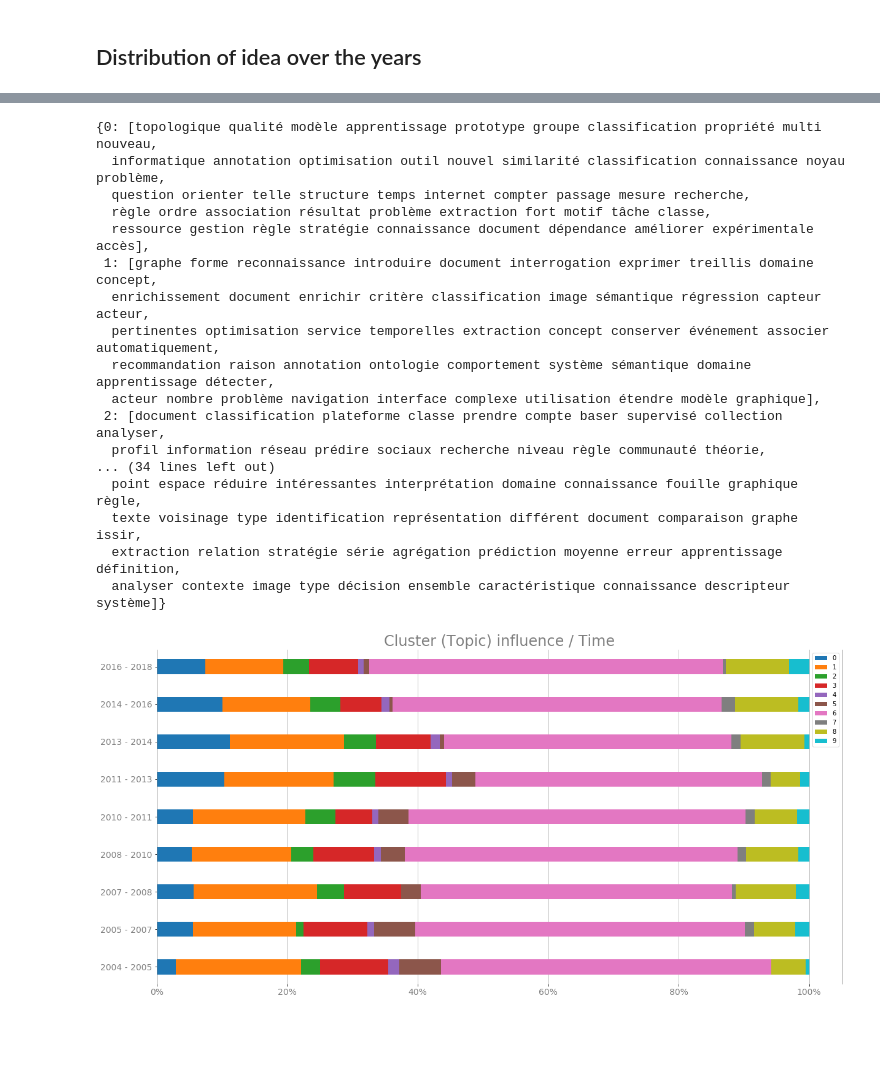
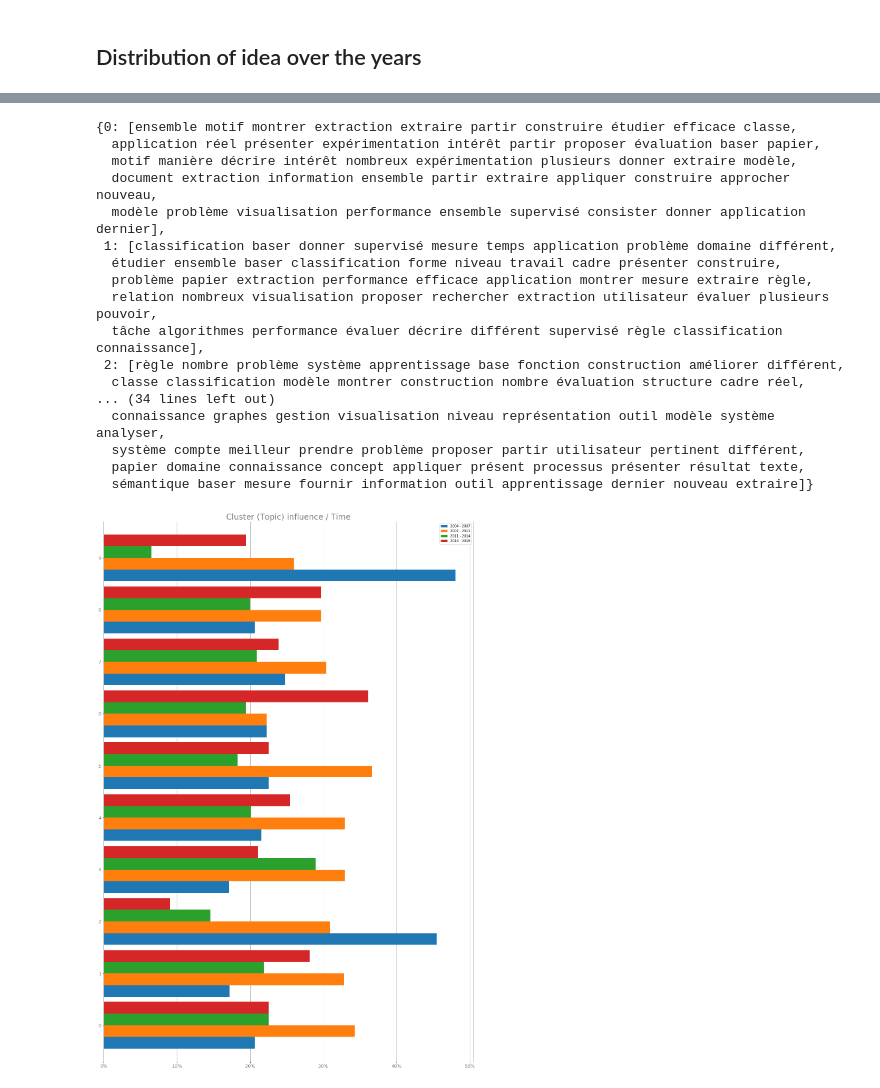
Before and after one commit to pchampio/EGC-2020, a Jupyter notebook: summary.ipynb, the cells around one changed output, grey strips where cells are left out. Saved outputs shown, nothing was run; the diff lists cells and outputs as text; code cells hidden in the pictures; blank space fills up the shorter version.

Commit message:
Martin's Plotting
Former-commit-id: aecc1340de414ec24d58142047fe02d55c2a040b

```diff
--- a/summary.ipynb
+++ b/summary.ipynb
@@ -217,7 +167,7 @@ corpus_for_lda = bow_corpus
 if USE_TF_IDF:
     corpus_for_lda = corpus_tfidf
 
-lda_model = gensim.models.LdaMulticore(corpus_tfidf, num_topics=200, id2word=id2word, passes=2,  workers=4)
+lda_model = gensim.models.LdaMulticore(corpus_tfidf, num_topics=500, id2word=id2word, passes=2,  workers=4)
 # %%
 for idx, topic in lda_model.print_topics(-1)[:5]:
     print('\nTopic: {} \nWords: {}'.format(idx, topic))
@@ -335,7 +288,7 @@ from sklearn.cluster import AffinityPropagation
 
 print('LDA matrix shape (input to KMeans):', lda_csc_matrix.shape)
 
-km = KMeans(n_clusters=10, init='k-means++', max_iter=100, n_init=4, verbose=False, random_state=10)
+km = KMeans(n_clusters=10, init='k-means++', max_iter=100, n_init=100, verbose=False, random_state=1)
 km.fit(lda_csc_matrix)
 
 display(pd.DataFrame(km.labels_).T)
@@ -407,7 +360,7 @@ Silhouette Coefficient: 0.016590541572565322
 ## Distribution of idea over the years
 # %%
 # Year sampling, (-> ['2004 to 2006', '2007 to 2009', .. ])
-NUM_OF_SEP = 10 # number of partition
+NUM_OF_SEP = 5 # number of partition
 # %%
 # Group the year, while keeping the prediction dissimilarity AND count the number of article for onw prediction
 A = df.groupby(['year', 'pred']).agg({'pred': ['count']})
@@ -421,6 +374,7 @@ start = pd.Timestamp('2004')
 end = pd.Timestamp('2018')
 ye_sampling = np.linspace(start.value, end.value, NUM_OF_SEP)
 ye_sampling = pd.to_datetime(ye_sampling).year
+display(ye_sampling)
 
 # For each year's partitions
 for start, end in zip(ye_sampling[:-1], ye_sampling[1:]):
@@ -445,6 +399,8 @@ for start, end in zip(ye_sampling[:-1], ye_sampling[1:]):
 
     df_label_count_sampled_year["{} - {}".format(start, end)] = pd.Series(class_count)
 
-df_label_count_sampled_year = df_label_count_sampled_year.T
+# To percent
+df_label_count_sampled_year = df_label_count_sampled_year.apply(lambda x: x / x.sum(), axis=1)
+
 display(df_label_count_sampled_year)
 # %% [output]
@@ -465,51 +423,48 @@ display(df_label_count_sampled_year)
 # %%
 from matplotlib.ticker import FuncFormatter
 
-# To percent
-df_label_count_sampled_year = df_label_count_sampled_year.apply(lambda x: x / x.sum(), axis=1)
-
 # Plot
-df_label_count_sampled_year.plot.barh(stacked=True, figsize=(20, 10), width=0.4)
+df_label_count_sampled_year.plot.barh(figsize=(20, 30), width=0.9)
 plt.title('Cluster (Topic) influence / Time', fontsize= 24, color='gray')
 
 ## PlotSwagg ##
 plt.yticks(fontsize=14, rotation=0, color='gray')
 plt.xticks(fontsize=14, rotation=0, color='gray')
 
 # Cleanest Percent
 plt.gca().xaxis.set_major_formatter(FuncFormatter(lambda y, _: '{:.0%}'.format(y)))
 
 # Less border
 plt.gca().xaxis.grid(True)
 plt.gca().spines['top'].set_visible(False)
 plt.gca().spines['bottom'].set_visible(False)
 plt.gca().spines['left'].set_edgecolor('gray')
 plt.gca().spines['right'].set_edgecolor('gray')
 
 # Percent line under the barH
 plt.gca().set_axisbelow(True)
 
 display(testing)
 plt.show()
 # %% [output]
-{0: [topologique qualité modèle apprentissage prototype groupe classification propriété multi nouveau,
-  informatique annotation optimisation outil nouvel similarité classification connaissance noyau problème,
-  question orienter telle structure temps internet compter passage mesure recherche,
-  règle ordre association résultat problème extraction fort motif tâche classe,
-  ressource gestion règle stratégie connaissance document dépendance améliorer expérimentale accès],
- 1: [graphe forme reconnaissance introduire document interrogation exprimer treillis domaine concept,
-  enrichissement document enrichir critère classification image sémantique régression capteur acteur,
-  pertinentes optimisation service temporelles extraction concept conserver événement associer automatiquement,
-  recommandation raison annotation ontologie comportement système sémantique domaine apprentissage détecter,
-  acteur nombre problème navigation interface complexe utilisation étendre modèle graphique],
- 2: [document classification plateforme classe prendre compte baser supervisé collection analyser,
-  profil information réseau prédire sociaux recherche niveau règle communauté théorie,
+{0: [ensemble motif montrer extraction extraire partir construire étudier efficace classe,
+  application réel présenter expérimentation intérêt partir proposer évaluation baser papier,
+  motif manière décrire intérêt nombreux expérimentation plusieurs donner extraire modèle,
+  document extraction information ensemble partir extraire appliquer construire approcher nouveau,
+  modèle problème visualisation performance ensemble supervisé consister donner application dernier],
+ 1: [classification baser donner supervisé mesure temps application problème domaine différent,
+  étudier ensemble baser classification forme niveau travail cadre présenter construire,
+  problème papier extraction performance efficace application montrer mesure extraire règle,
+  relation nombreux visualisation proposer rechercher extraction utilisateur évaluer plusieurs pouvoir,
+  tâche algorithmes performance évaluer décrire différent supervisé règle classification connaissance],
+ 2: [règle nombre problème système apprentissage base fonction construction améliorer différent,
+  classe classification modèle montrer construction nombre évaluation structure cadre réel,
 ... (34 lines left out)
-  point espace réduire intéressantes interprétation domaine connaissance fouille graphique règle,
-  texte voisinage type identification représentation différent document comparaison graphe issir,
-  extraction relation stratégie série agrégation prédiction moyenne erreur apprentissage définition,
-  analyser contexte image type décision ensemble caractéristique connaissance descripteur système]}
+  connaissance graphes gestion visualisation niveau représentation outil modèle système analyser,
+  système compte meilleur prendre problème proposer partir utilisateur pertinent différent,
+  papier domaine connaissance concept appliquer présent processus présenter résultat texte,
+  sémantique baser mesure fournir information outil apprentissage dernier nouveau extraire]}
-[figure, old version]
+[figure, new version]
 # %%
 # Dump
 if False:
```
Also changed, not shown: parts of 16 cells of this notebook, 1 other file.
